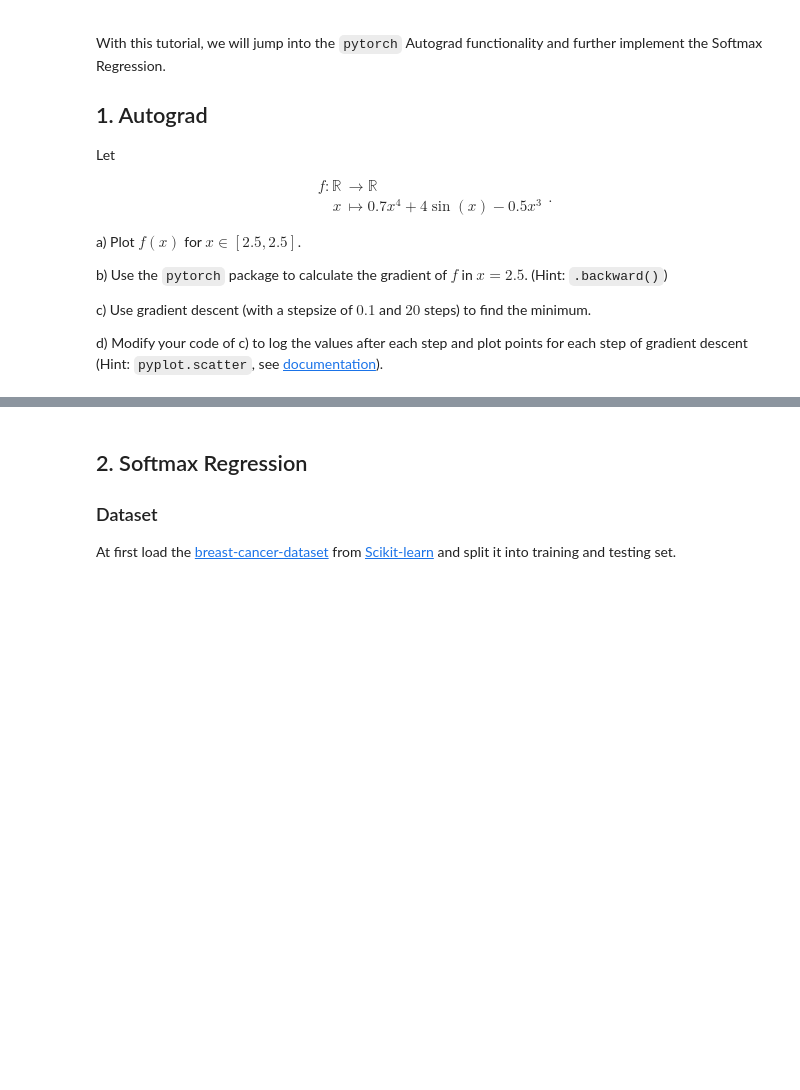
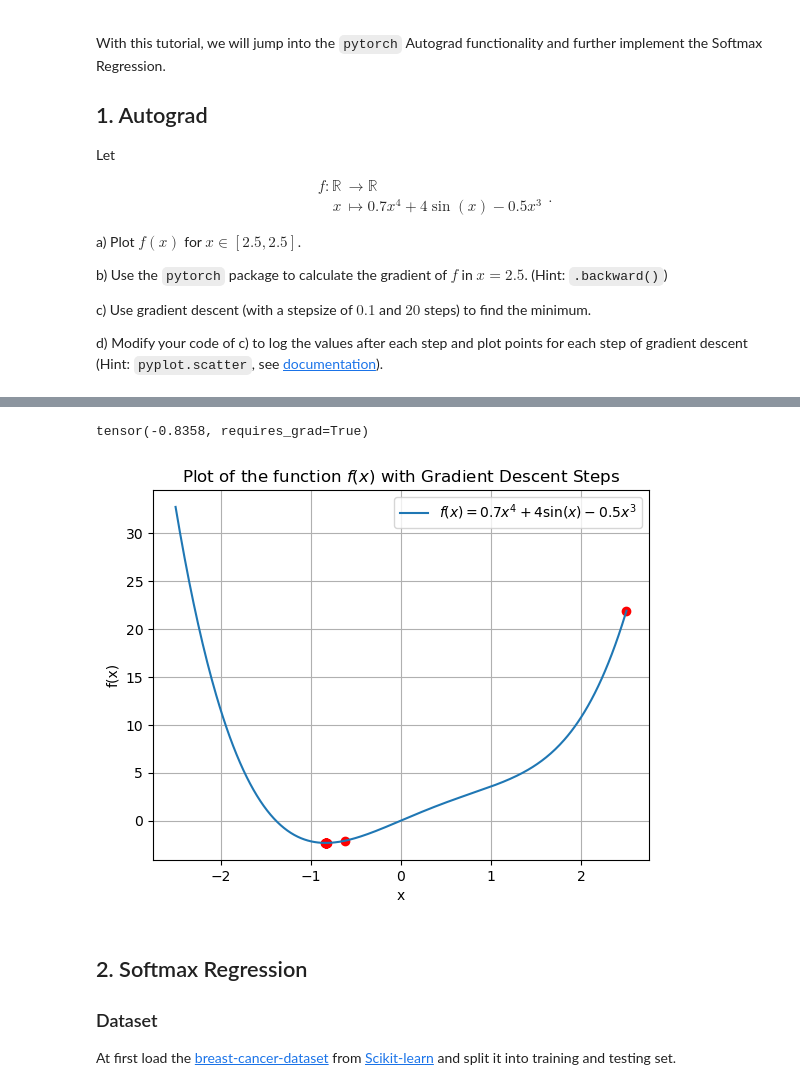
Before and after one commit to VinKKAP/Introduction-to-Deep-Learning, a Jupyter notebook: Tutorials/tutorial_2.ipynb, the cells around one changed output, grey strips where cells are left out. Saved outputs shown, nothing was run; the diff lists cells and outputs as text; code cells hidden in the pictures; blank space fills up the shorter version.

```diff
--- a/Tutorials/tutorial_2.ipynb
+++ b/Tutorials/tutorial_2.ipynb
@@ -22,3 +93,51 @@ d) Modify your code of c) to log the values after each step and plot points for
+# %%
+# Gradient descent parameters
+stepsize = 0.1
+steps = 20
+
+# Initialize x_torch
+x_torch = torch.tensor(2.5, requires_grad=True)
+
+# Lists to store the values of x and f(x) at each step
+x_values = []
+f_values = []
+
+# Perform gradient descent
+for step in range(steps):
+    # Compute the function value
+    y_torch = f_torch(x_torch)
+
+    # Log the values
+    x_values.append(x_torch.item())
+    f_values.append(y_torch.item())
+
+    # Compute the gradient
+    y_torch.backward()
+
+    # Update x_torch
+    with torch.no_grad():
+        x_torch -= stepsize * x_torch.grad
+
+    # Zero the gradients
+    x_torch.grad.zero_()
+
+# Print the final value of x_torch
+print(x_torch)
+
+# Plot the function
+plt.plot(x, y, label='$f(x) = 0.7x^4 + 4\sin(x) - 0.5x^3$')
+plt.xlabel('x')
+plt.ylabel('f(x)')
+plt.title('Plot of the function $f(x)$ with Gradient Descent Steps')
+plt.legend()
+plt.grid(True)
+
+# Plot the gradient descent steps
+plt.scatter(x_values, f_values, color='red')
+plt.show()
+# %% [output]
+tensor(-0.8358, requires_grad=True)
+[figure, added]
 # %% [markdown]
 ## 2. Softmax Regression
 
```
Also changed, not shown: parts of 3 cells of this notebook, 1 other file.
